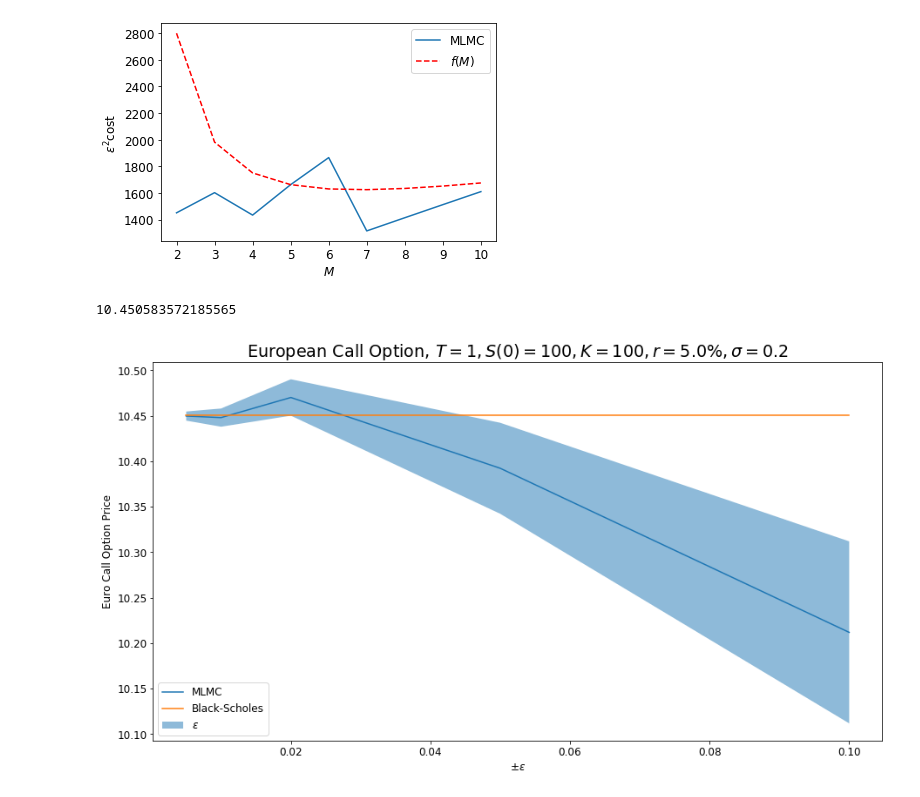
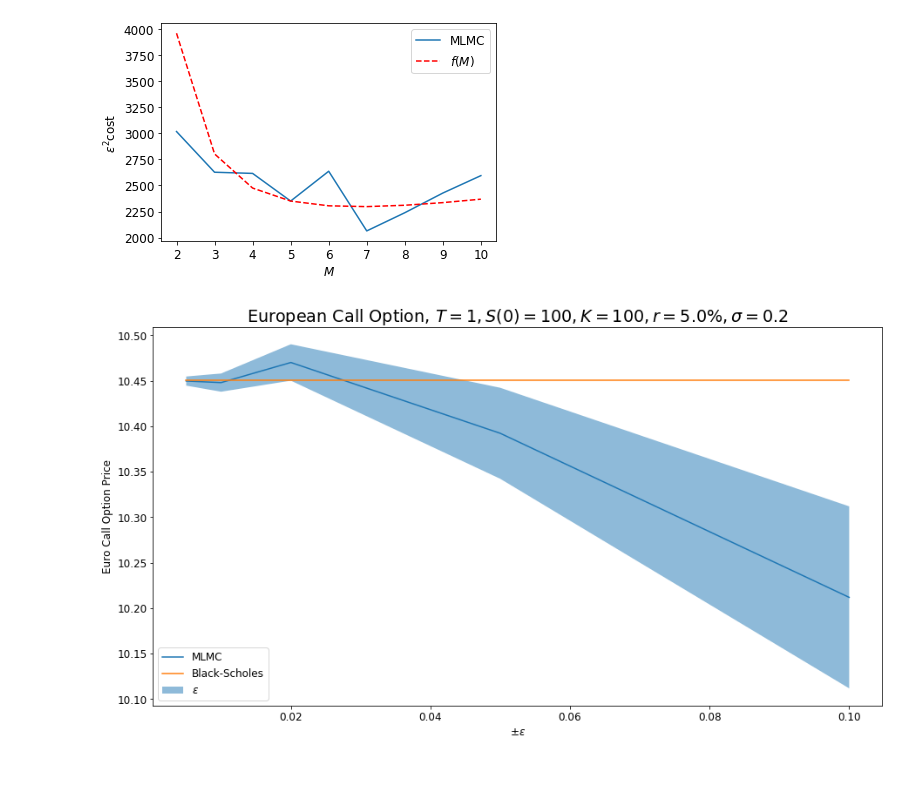
Before and after one commit to mckeownish/Multilevel_MC_SDEs, a Jupyter notebook: MLMC Code.ipynb, the cells around one changed output. Saved outputs shown, nothing was run; the diff lists cells and outputs as text; code cells hidden in the pictures.

```diff
--- a/MLMC Code.ipynb
+++ b/MLMC Code.ipynb
@@ -262,19 +201,10 @@ def Digital(Nl,l,M,Npl=10**4,X0=100,r=0.05,sig=0.2,K=100,T=1):
 # %%
-def N_opt(V,eps,L,M):
+def mlmc(option,eps,N0=10**3):
     '''
-    This shouldn't change depending on alpha, but will change according to gamma.
-    Beta is implicitly included in V, since Vl <= hl**beta.
-    '''
-    sqrt_h=np.sqrt(M**(np.arange(0,L+1)))
-    sqrt_V=np.sqrt(V)
-    return np.ceil((2/eps**2)*np.sum(sqrt_V*sqrt_h)*sqrt_V/sqrt_h)
-
-def mlmc(payoff,eps,N0=10**3,M=2,**kwargs):
-    '''
-    Runs MLMC method for given mlmc_fn (e.g. mlmc_gbm) which returns an array of sums at each level:
+    Runs MLMC method for given option (e.g. European) which returns an array of sums at each level:
     suml=[d_Pl,d_Pl**2,Pl,Pl**2].
     __Inputs__
-    mlmc_fn = function to call at a given level
+    option = option instance (with SDE params and coarseness factor M)
     eps = desired accuracy
     N0 = default number of samples to use when initialising new level
     M=coarseness factor
@@ -285,22 +215,25 @@ def mlmc(payoff,eps,N0=10**3,M=2,**kwargs):
     N = final number of samples at each level
     '''
     L=2
+    M=option.M
 
     V=np.zeros(L+1) #Initialise variance vector of each levels' variance
     N=N0*np.ones(L+1) #Initialise num. samples vector of each levels' num. samples
     dN=N0*np.ones(L+1) #Initialise additional samples for this iteration vector for each level
     sums=np.zeros((7,L+1)) #Initialise sums array, each column is a level
+    sqrt_h=np.sqrt(M**(np.arange(L+1)))
 
     while (np.sum(dN)>0): #Loop until no additional samples asked for
         for l in range(L+1):
             num=dN[l]
             if num>0: #If asked for additional samples...
-                sums[:,l]+=payoff(int(num),l,M,**kwargs) #Call function which gives sums
+                sums[:,l]+=option.looper(int(num),l) #Call function which gives sums
 
 
         N+=dN #Increment samples taken counter for each level
         V=np.maximum((sums[1,:]/N)-(sums[0,:]/N)**2,0) #Calculate variance based on updated samples
-        Nl_new=N_opt(V,eps,L,M) #Estimate optimal number of samples at each level
+        sqrt_V=np.sqrt(V)
+        Nl_new=np.ceil((2/eps**2)*np.sum(sqrt_V*sqrt_h)*sqrt_V/sqrt_h) #Estimate optimal number of samples at each level
         dN=np.maximum(0,Nl_new-N) #Number of additional samples
         if sum(dN > 0.01*N) == 0:
             if abs(sums[0,-1])/N[-1]>(M-1)*eps*np.sqrt(0.5):
@@ -309,8 +242,9 @@ def mlmc(payoff,eps,N0=10**3,M=2,**kwargs):
                 V=np.concatenate((V,np.zeros(1)), axis=0)
                 N=np.concatenate((N,N0*np.ones(1)),axis=0)
                 dN=np.concatenate((dN,N0*np.ones(1)),axis=0)
+                sqrt_h=np.concatenate((sqrt_h,[np.sqrt(M**L)]),axis=0)
                 sums=np.concatenate((sums,np.zeros((7,1))),axis=1)
-                sums[:,L]+=payoff(N0,L,M,**kwargs)
+                sums[:,L]+=option.looper(N0,L)
 
     return sums,N
 # %%
@@ -371,39 +305,26 @@ def mlmc_complexity(mlmc_fn,eps,M=2,T=1,N0=10**3):
 # %%
 cost_mlmc=[]
 cost_mc=[]
 for m in [2,3,4,5,6,7,8,9,10]:
-    e=0.005
+    e=0.0005
     sums,N=mlmc(European,e,M=m)
     L=len(N)-1
     means_p=sums[2,:]/N
     V_p=(sums[3,:]/N)-means_p**2
 
     cost_mlmc+=[(N[0]+(1+1/m)*np.sum(N[1:]*(m**np.arange(1,L+1))))*e**2]
     cost_mc+=[2*sum(V_p*m**np.arange(L+1))]
 
 M=np.array([2,3,4,5,6,7,8,9,10])
 plt.plot(M,cost_mlmc,label='MLMC')
 sc=cost_mlmc[3]/((M[3]-1/M[3])/(np.log(M[3]))**2)
 plt.plot(M,sc*(M-1/M)/(np.log(M))**2,'r--',label='$f(M)$')
 plt.legend()
 plt.ylabel('$\epsilon^{2}$cost')
 plt.xlabel('$M$');
 plt.savefig('Comparison_Cost_fofM')
 # %% [output]
-[figure, old version]
+[figure, new version]
-# %%
-#### Exact result according to BS formula
-X0=100
-r=0.05
-sig=0.2
-K=100
-T=1
-D1 =(np.log(X0/K)+(r+0.5*sig**2)*T)/(sig*np.sqrt(T))
-D2 = D1 - sig*np.sqrt(T)
-BS=X0*norm.cdf(D1)-K*np.exp(-r*T)*norm.cdf(D2)
-BS
-# %% [output]
-10.450583572185565
 # %%
 plt.figure(figsize=(15,8))
 p=[]
```
Also changed, not shown: parts of 6 cells of this notebook.
